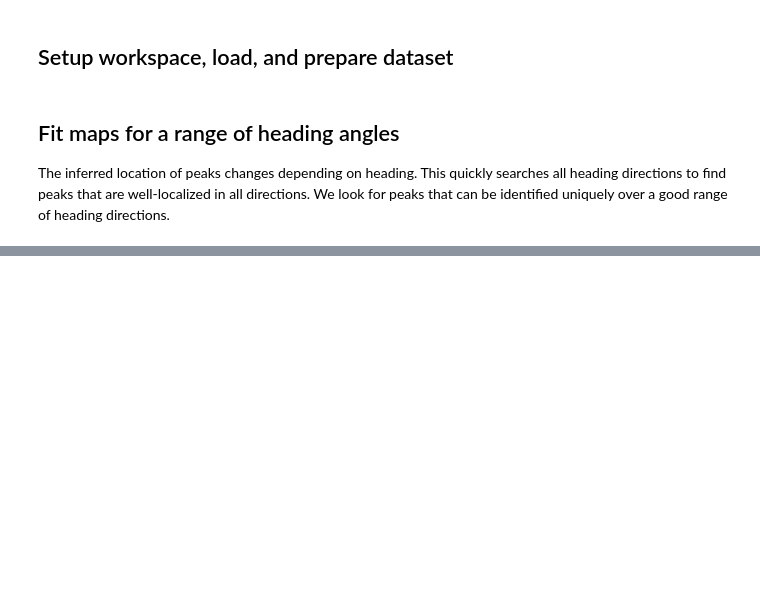
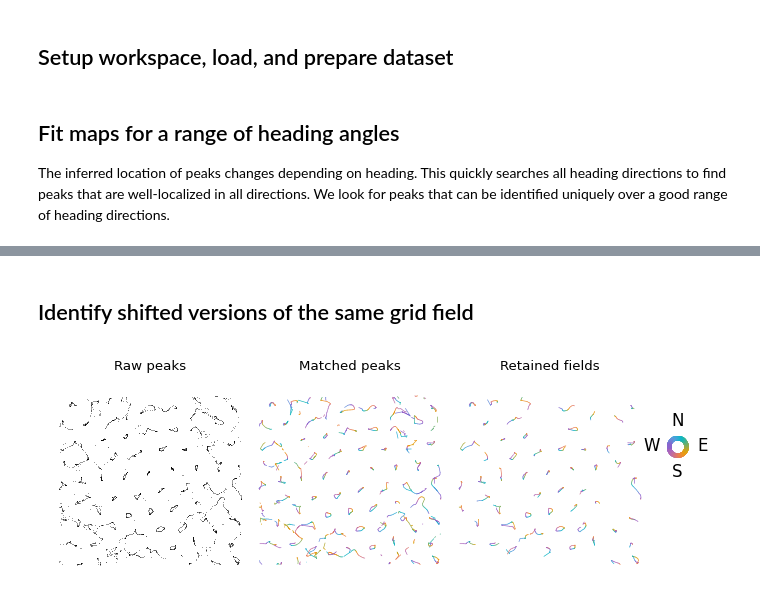
Before and after one commit to michaelerule/lgcpspatial, a Jupyter notebook: tutorials/example 5 heading dependence.ipynb, the cells around one changed output, grey strips where cells are left out. Drawn from its saved outputs; the diff is of its cells as text; code cells hidden in the pictures; blank space fills up the shorter version.

```diff
--- a/tutorials/example 5 heading dependence.ipynb
+++ b/tutorials/example 5 heading dependence.ipynb
@@ -6,26 +6,27 @@ See `heading.py` for subroutines used in this notebook.
 # %% [markdown]
 ## Setup workspace, load, and prepare dataset
 # %%
+%load_ext autoreload
+%autoreload 2
+
 from scipy.io import loadmat
 import sys
 sys.path.append('../')
-from lgcpspatial.load_data     import Dataset
-from lgcpspatial.lgcp2d        import DiagonalFourierLowrank
-from lgcpspatial.lgcp2d        import coordinate_descent
-
+from lgcpspatial.load_data import Dataset
+from lgcpspatial.lgcp2d    import DiagonalFourierLowrank
+from lgcpspatial.lgcp2d    import coordinate_descent
 
 # Load dataset R11_20190607_EC_02
 L        = 128 # Grid size for position bins
-pad      = 0.1 # Edge padding (Avoids circular convolution wrap-around)
 dataset  = 'R11_20190607_EC_02.mat'
 datadir  = '../example data/'
 fn       = datadir + dataset
 Fs       = loadmat(fn,squeeze_me=True)['pos_sample_rate']
-data     = Dataset.from_file(fn,pad).prepare(L)
+data     = Dataset.from_file(fn).prepare(L)
 
 # Infer using parameters optimized by optimize_hyperparameters.ipynb
 P        = 11.44 # Grid period
-σ0       = 0.103 # Log-rate prior covariance kernel peak variance (zero lag variance)
+σ0       = 0.103 # kernel variance (zero lag variance)
 model    = DiagonalFourierLowrank(σ0,P,data)
 fit      = coordinate_descent(model,tol=1e-3)
 μh,v,vfe = fit
@@ -132,0 +53,39 @@ for iphi,phi in enumerate(NSEW):
+# %% [markdown]
+## Identify shifted versions of the same grid field
+# %%
+from lgcpspatial.heading import match_peaks
+from lgcpspatial.heading import plot_tracked_peaks
+from lgcpspatial.plot    import *
+
+# Largest separation between peaks at adjacent heading angles
+# allowed for assuming two peaks come from the same field.
+maximum_point_distance = (P/L)*15/Nphi
+
+figure(0,(5,2),120)
+subplots_adjust(0,0,1,1,0,0)
+
+subplot(131)
+for q in peaks:
+    scatter(*q,s=.1,lw=0,color='k')
+title('Raw peaks',pad=0)
+axis('square')
+axis('off')
+xl,yl = xlim(),ylim()
+
+subplot(132)
+edges = match_peaks(peaks,maximum_point_distance)
+plot_tracked_peaks(peaks,edges,lw=.4,compass=False)
+title('Matched peaks',pad=0)
+axis('square')
+axis('off')
+xlim(*xl); ylim(*yl)
+
+subplot(133)
+edges = link_peaks(peaks,maximum_point_distance)
+plot_tracked_peaks(peaks,edges,lw=.4)
+title('Retained fields',pad=0)
+axis('square')
+axis('off')
+xlim(*xl); ylim(*yl);
+# %% [output]
+[figure, added]
```
Also changed, not shown: parts of 15 cells of this notebook, 10 other files.
